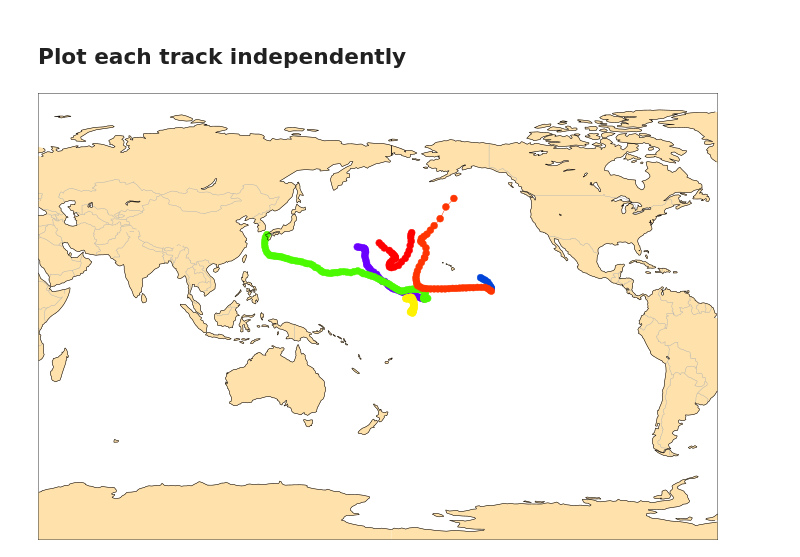
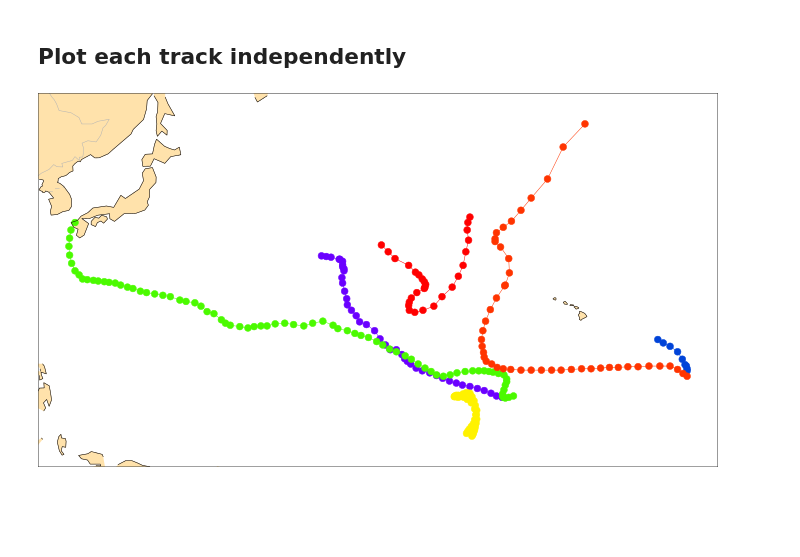
Before and after one commit to ecmwf/climetlab, a Jupyter notebook: docs/examples/11-hurricane-database.ipynb, the cells around one changed output. Cells and saved outputs as stored; diff of their text form; code cells hidden in the pictures; blank space fills up the shorter version.

```diff
--- a/docs/examples/11-hurricane-database.ipynb
+++ b/docs/examples/11-hurricane-database.ipynb
@@ -128,6 +128,5 @@ for year in range(2010, 2020):
     cml.plot_map(df[df.year == year],
                  column='number',
                  title=year,
-                 margins=1,
                  style='rainbow-markers')
 # %% [output]
@@ -148,13 +147,13 @@ import matplotlib.pyplot as plt
 # %%
 cmap=plt.get_cmap('prism')
 # %%
-p = cml.new_plot(margins=1)
+p = cml.new_plot(margins='5%')
 i = 0
 for year in range(2010, 2020):
     cp = df[(df.year == year) & (df.number == 1) & (df.bassin == "CP")]
     if len(cp):
         p.plot_map(cp, style={'+symbol_colour': cmap((i*20)%cmap.N)})
         i += 1
 p.show()
 # %% [output]
-[figure, old version]
+[figure, new version]
```
Also changed, not shown: parts of 2 cells of this notebook, 16 other files.
